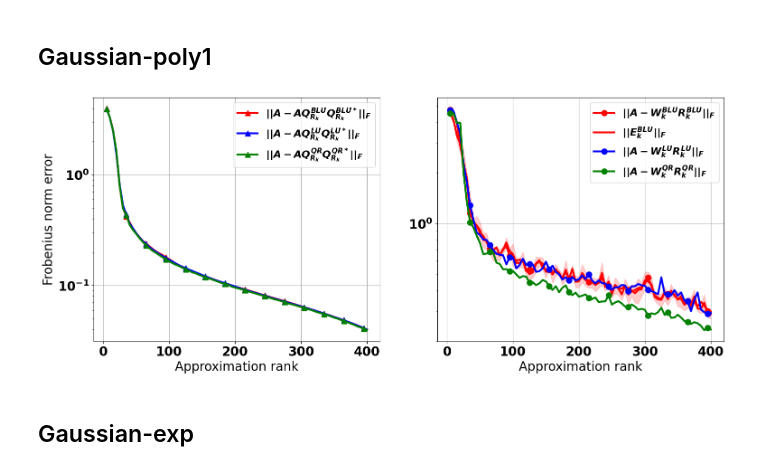
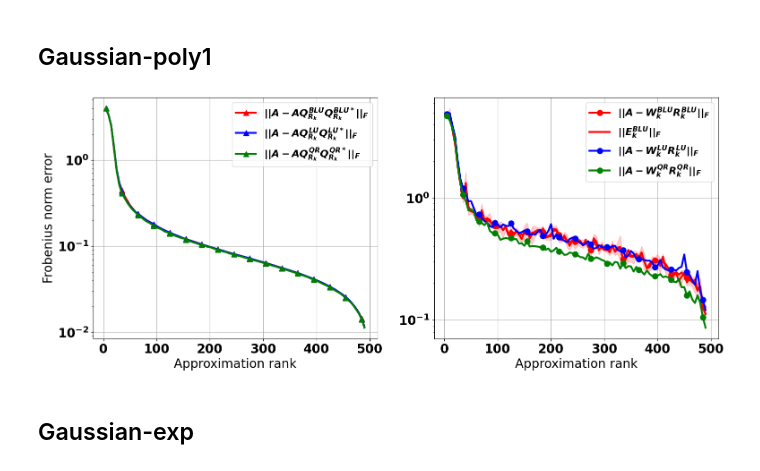
Before and after one commit to dyjdongyijun/Robust_Blockwise_Random_Pivoting, a Jupyter notebook: python/demo.ipynb, the cells around one changed output. Saved outputs shown, nothing was run; the diff lists cells and outputs as text; code cells hidden in the pictures.

```diff
--- a/python/demo.ipynb
+++ b/python/demo.ipynb
@@ -585,7 +585,7 @@ def plot_mean_variance(xx, yy, key='name', marker='-', markevery=7, color='k', a
 target_tag = 'Gaussian-poly1'
 errors, others, ranks = compare_id_algorithms(targets[target_tag], mode='lu')
 # %%
-max_x = 400
+max_x = 490
 mask = ranks<=max_x
 markevery = 6
 
@@ -596,34 +596,34 @@ for err_key, err_val in errors.items():
         plt.plot(ranks[mask], err_val[mask], plot_styler[err_key], label=plot_legends[err_key], markevery=markevery)
         # plt.plot(ranks, err_val, plot_styler[err_key], label=plot_legends[err_key], markevery=markevery)
 plt.legend()
 plt.xlabel('Approximation rank')
 plt.ylabel('Frobenius norm error')
 ax = plt.gca()
 ax.set_yscale('log')
 
 plt.subplot(1,2,2)
 for err_key, err_val in errors.items():
     if err_key=='IRMS_EST':
         plot_mean_variance(
             ranks[mask], err_val[:,mask],
             key=plot_legends[err_key],
             marker=plot_styler[err_key], markevery=markevery,
             color=plot_styler[err_key][0], alpha=0.2,
         )
     elif err_key.find('Stable')==-1:
         plt.plot(ranks[mask], err_val[mask], plot_styler[err_key], label=plot_legends[err_key], markevery=markevery)
         # plt.plot(ranks, err_val, plot_styler[err_key], label=plot_legends[err_key], markevery=markevery)
 plt.legend()
 plt.xlabel('Approximation rank')
 ax = plt.gca()
 ax.set_yscale('log')
 
 # for key, val in others.items():
 #     plt.plot(ranks[mask], val[mask], plot_styler[key], label=key, markevery=markevery)
 # plt.legend()
 plt.savefig(f'../figs/{target_tag}__rank{ranks[-1]:d}__BLU_LU_QR.png')
 # %% [output]
-[figure, old version]
+[figure, new version]
 # %%
 # target_tag = 'Gaussian-poly1'
 # errors, others, ranks = compare_id_algorithms(targets[target_tag], mode='id')
```
Also changed, not shown: parts of 2 cells of this notebook.
